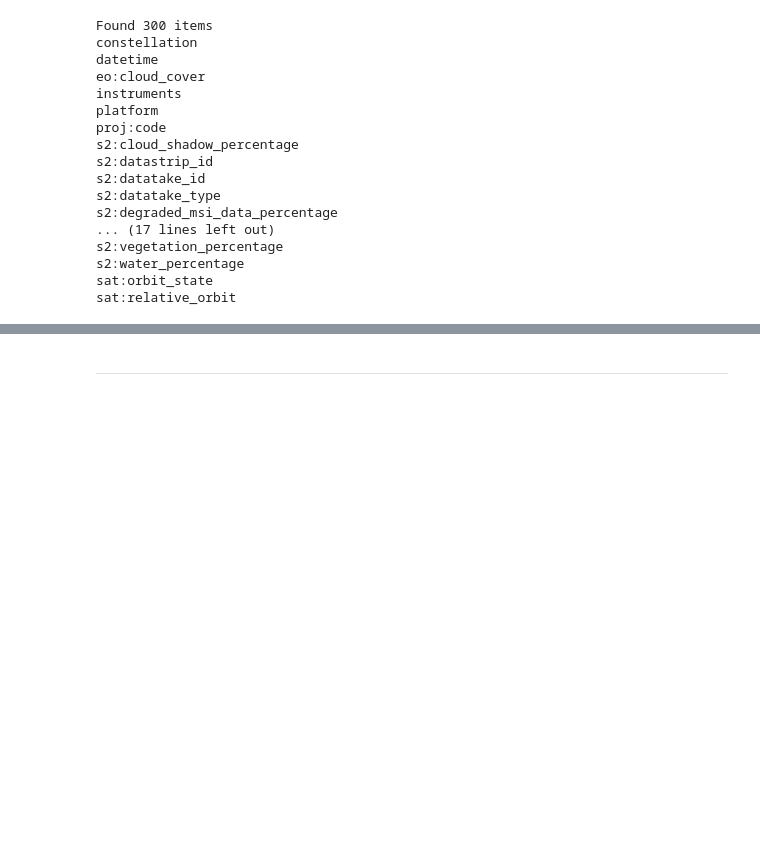
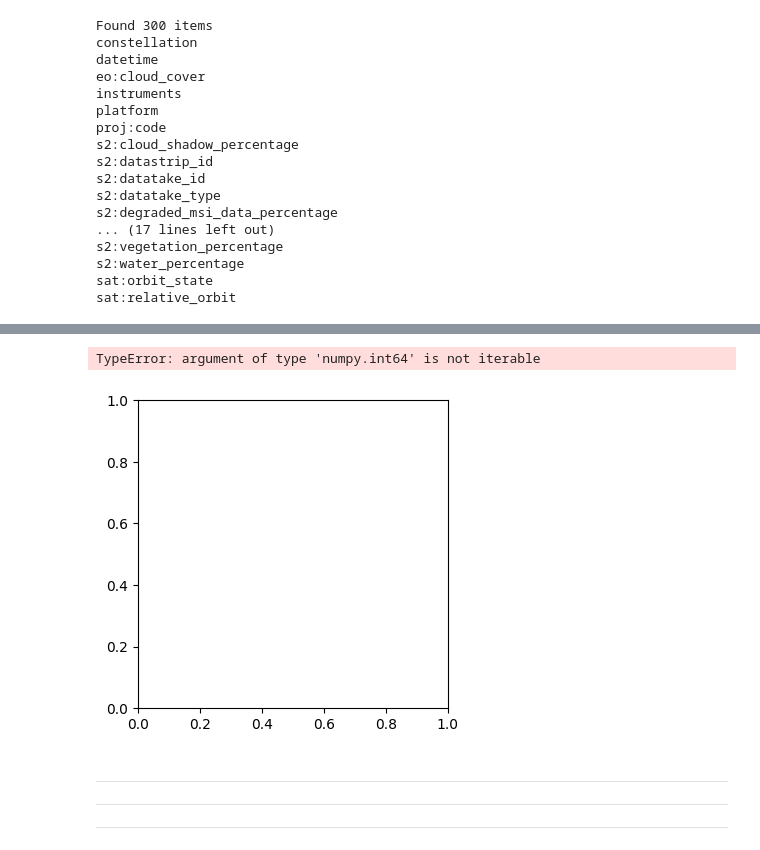
Before and after one commit to tyhowee/geo_datasci_tools, a Jupyter notebook: sentinel-2_indices/sentinel-2_data_query.ipynb, the cells around one changed output, grey strips where cells are left out. Saved outputs shown, nothing was run; the diff lists cells and outputs as text; code cells hidden in the pictures; blank space fills up the shorter version.

Commit message:
updating indices code

```diff
--- a/sentinel-2_indices/sentinel-2_data_query.ipynb
+++ b/sentinel-2_indices/sentinel-2_data_query.ipynb
@@ -307,46 +260,43 @@ Attributes: (0)
 # %%
-# Plot all computed indices in a grid of subplots
+### Plot the results
 
-import matplotlib.pyplot as plt
-import math
-
-# Pre‐compute each index into memory (2D DataArrays)
-computed = {band: indices.sel(band=band).compute() for band in indices.band.values}
-
-n = len(computed)
+bands = list(loaded.band.values)
+n = len(bands)
 ncols = min(4, n)
 nrows = math.ceil(n / ncols)
 
 fig, axes = plt.subplots(nrows, ncols, figsize=(4 * ncols, 4 * nrows), squeeze=False)
 
-for i, (band, da) in enumerate(computed.items()):
-    row, col = divmod(i, ncols)
-    ax = axes[row][col]
+for i, band in enumerate(bands):
+    ax = axes.flat[i]
+    da = loaded.sel(band=band)
 
-    # choose a colormap per index name
-    name = band.lower()
-    if "clay" in name:
-        cmap = "terrain"
-    elif "iron" in name:
-        cmap = "RdBu"
-    else:
-        cmap = "viridis"
+    cmap = ("terrain" if "clay" in band
+            else "RdBu"   if "iron" in band
+            else "viridis")
 
-    # plot the 2D array with its own colorbar
-    im = da.plot(
+    arr = da.squeeze().values
+    im = da.plot.imshow(
         ax=ax,
         cmap=cmap,
         add_colorbar=False,
+        add_labels=False,
+        origin="upper"
     )
-    cbar = fig.colorbar(im, ax=ax, orientation="vertical", fraction=0.046, pad=0.04)
-    cbar.set_label(band.replace("_", " ").title())
-    ax.set_title(band.replace("_", " ").title())
+    cbar = fig.colorbar(im, ax=ax,
+                        orientation="vertical",
+                        fraction=0.046, pad=0.04)
+    cbar.set_label(band.replace("_"," ").title())
+    ax.set_title(band.replace("_"," ").title())
     ax.axis("off")
 
-# turn off any leftover empty subplots
+# disable any empty subplots
 for j in range(n, nrows * ncols):
     r, c = divmod(j, ncols)
     axes[r][c].axis("off")
 
 plt.tight_layout()
 plt.show()
+# %% [output]
+TypeError: argument of type 'numpy.int64' is not iterable
+[figure, added]
@@ -353,5 +317,7 @@ plt.show()
 # %% [markdown]
+-----------------
 -------------------
+---------------------
 # %%
 # Compute clay and iron oxide indices from composite bands
 
```
Also changed, not shown: parts of 9 cells of this notebook, 1 other file.
